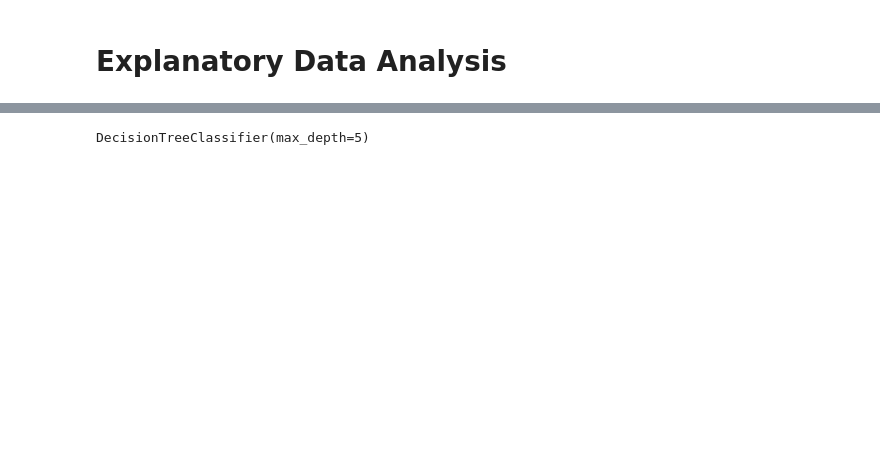
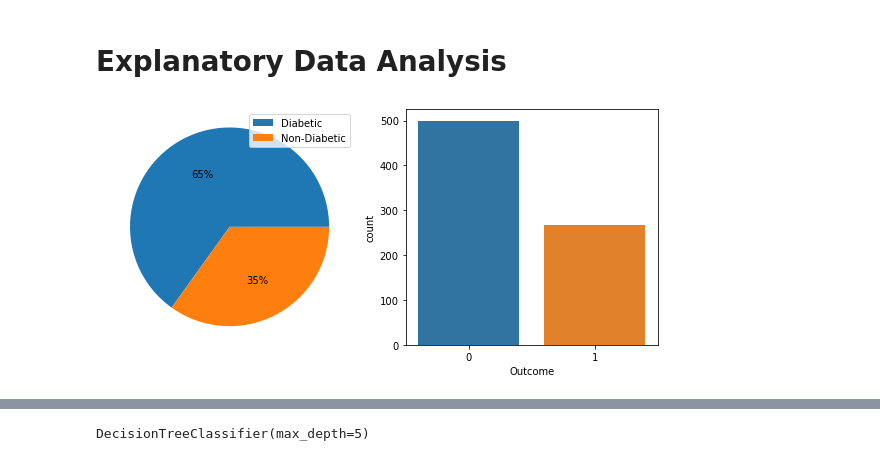
Before and after one commit to StanleyMasinde/pima-modelling, a Jupyter notebook: models/dec_tree.ipynb, the cells around one changed output, grey strips where cells are left out. Drawn from its saved outputs; the diff is of its cells as text; code cells hidden in the pictures; blank space fills up the shorter version.

```diff
--- a/models/dec_tree.ipynb
+++ b/models/dec_tree.ipynb
@@ -45,3 +45,35 @@ None
 | max | 17.000000 | 199.000000 | 122.000000 | 99.000000 | 846.000000 | 67.100000 | 2.420000 | 81.000000 | ... |
 # %% [markdown]
 # Explanatory Data Analysis
+# %%
+import seaborn as sns
+import matplotlib.pyplot as plt
+%matplotlib inline
+# convert the outcome to a ctaegorical value
+
+# df['Outcome_cat'] = df.Outcome.astype('category')
+# for _ in df["Outcome"]:
+#     if df["Outcome"].values() == 0:
+#         df['Outcome_cat'] = Diabetic
+#     else:
+#         df['Outcome_cat'] = Not-Diabetic
+# display(df)
+# outcome
+fig, (ax1, ax2) = plt.subplots(1, 2,figsize =(8, 4),
+                        tight_layout = True)
+labels=["Diabetic","Non-Diabetic"]
+ax1.pie(df["Outcome"].value_counts(),autopct='%1.0f%%')
+ax1.axis('equal')
+ax1.legend( loc='upper right', labels=labels)
+
+# #pregnancy
+ax2 = sns.countplot(x="Outcome",data=df)
+# ax2.texts(s=["Count","Outcome"])
+
+# df['Pregnancies'].hist(bins=10, color='red',alpha=0.7)
+# plt.bar(df['Outcome'],df['Outcome'].count)
+# plt.xlabel('Outcome')
+# plt.ylabel('Count')
+# plt.title('Histogram of Outcome ')
+# %% [output]
+[figure, added]
```
Also changed, not shown: parts of 3 cells of this notebook, 1 other file.
